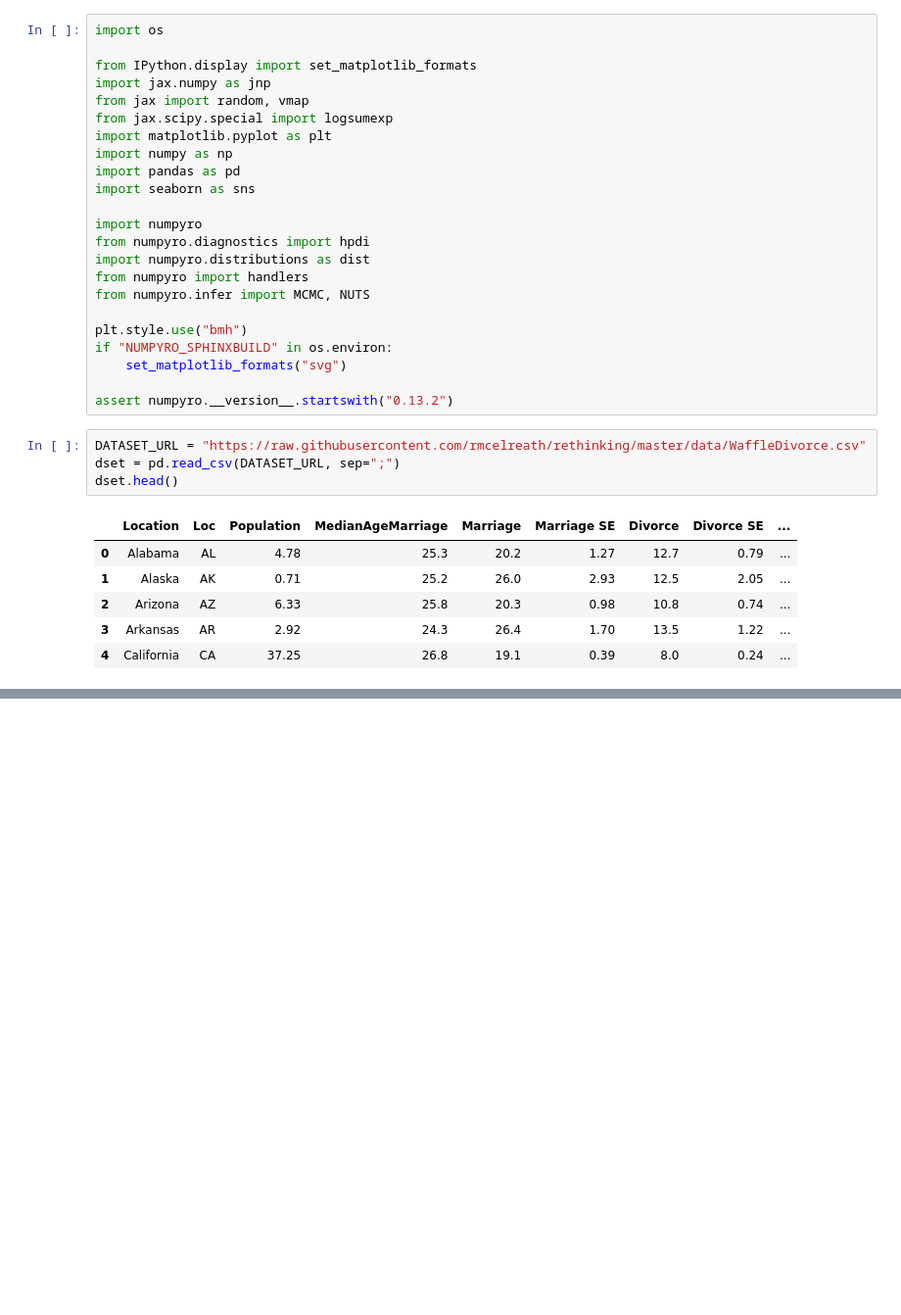
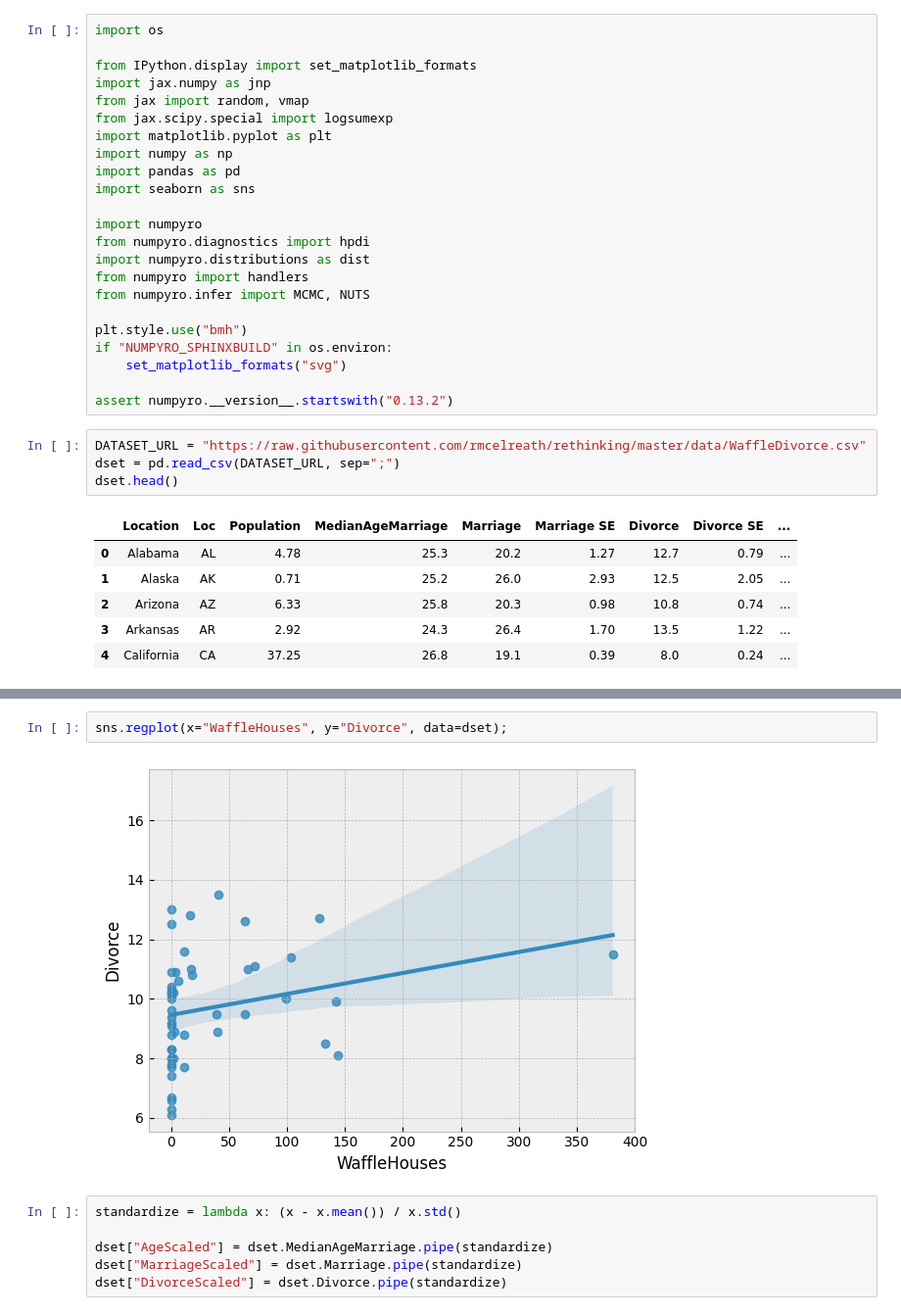
Before and after one commit to ryotoitoi/jupyter_poetry, a Jupyter notebook: works/numpyro_sample.ipynb, the cells around one changed output, grey strips where cells are left out. Shown at 98% size. Cells and saved outputs as stored; diff of their text form; blank space fills up the shorter version.

```diff
--- a/works/numpyro_sample.ipynb
+++ b/works/numpyro_sample.ipynb
@@ -83,0 +86,10 @@ sns.pairplot(dset, x_vars=vars, y_vars=vars, palette="husl");
+# %%
+sns.regplot(x="WaffleHouses", y="Divorce", data=dset);
+# %% [output]
+[figure, added]
+# %%
+standardize = lambda x: (x - x.mean()) / x.std()
+
+dset["AgeScaled"] = dset.MedianAgeMarriage.pipe(standardize)
+dset["MarriageScaled"] = dset.Marriage.pipe(standardize)
+dset["DivorceScaled"] = dset.Divorce.pipe(standardize)
```
Also changed, not shown: parts of 3 cells of this notebook, 3 other files.
